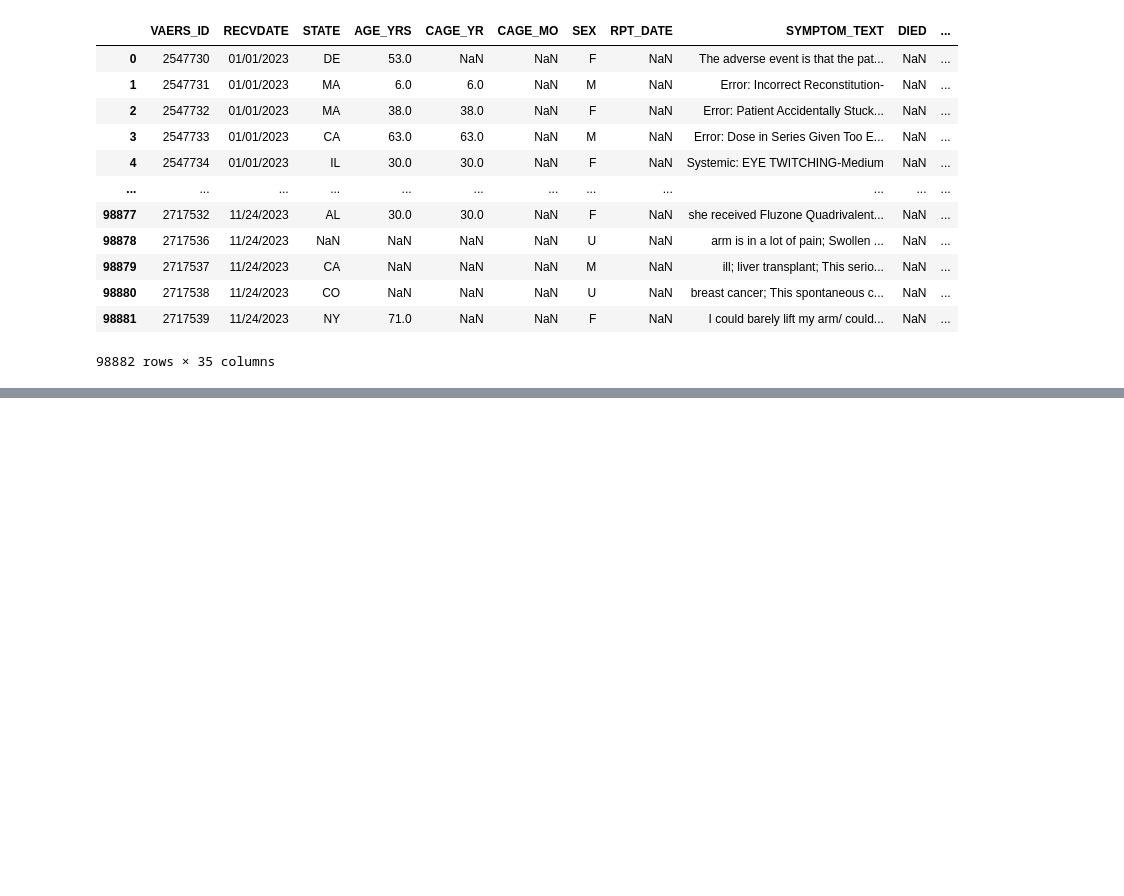
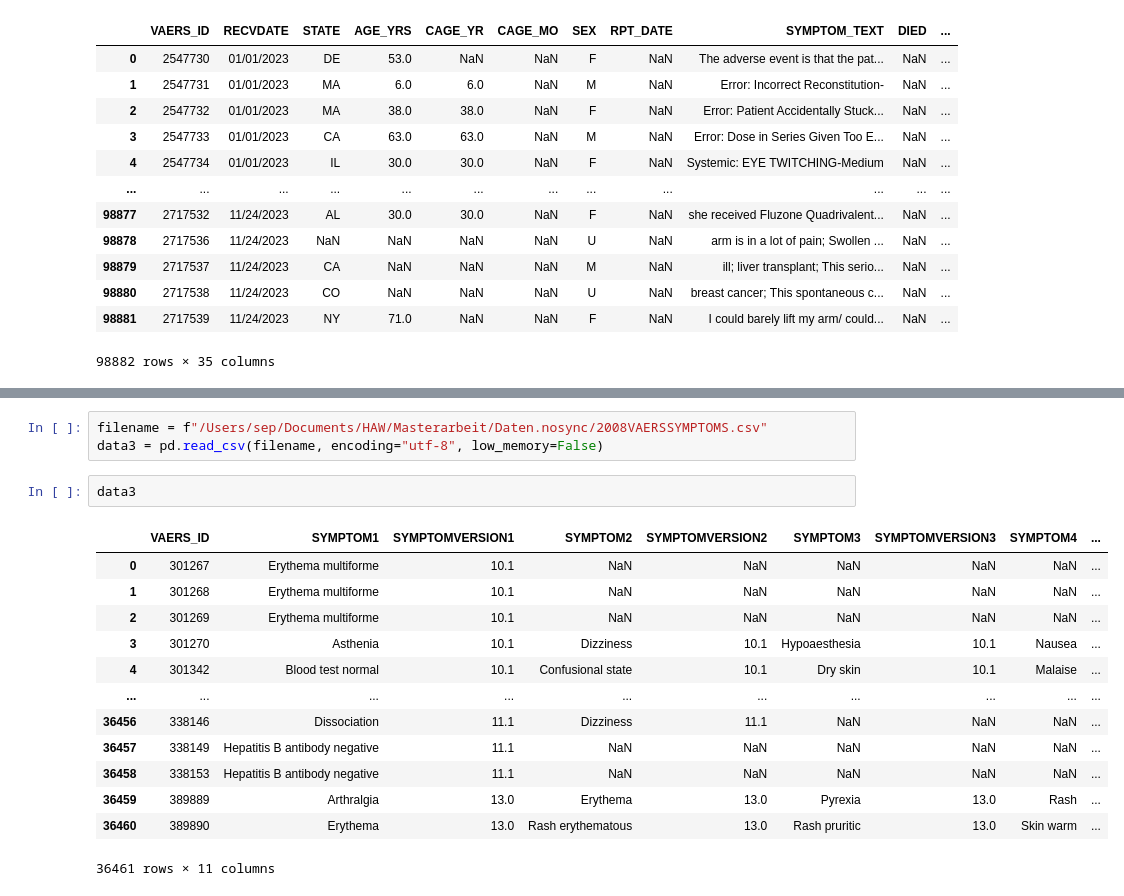
Before and after one commit to ZaNioxX/Masterarbeit, a Jupyter notebook: Data_Exploration/dataexploration.ipynb, the cells around one changed output, grey strips where cells are left out. Cells and saved outputs as stored; diff of their text form; blank space fills up the shorter version.

```diff
--- a/Data_Exploration/dataexploration.ipynb
+++ b/Data_Exploration/dataexploration.ipynb
@@ -303,0 +376,19 @@ data[data['VAX_TYPE'] == 'COVID19']
+# %%
+filename = f"/Users/sep/Documents/HAW/Masterarbeit/Daten.nosync/2008VAERSSYMPTOMS.csv"
+data3 = pd.read_csv(filename, encoding="utf-8", low_memory=False)
+# %%
+data3
+# %% [output]
+|  | VAERS_ID | SYMPTOM1 | SYMPTOMVERSION1 | SYMPTOM2 | SYMPTOMVERSION2 | SYMPTOM3 | SYMPTOMVERSION3 | SYMPTOM4 | ... |
+| 0 | 301267 | Erythema multiforme | 10.1 | NaN | NaN | NaN | NaN | NaN | ... |
+| 1 | 301268 | Erythema multiforme | 10.1 | NaN | NaN | NaN | NaN | NaN | ... |
+| 2 | 301269 | Erythema multiforme | 10.1 | NaN | NaN | NaN | NaN | NaN | ... |
+| 3 | 301270 | Asthenia | 10.1 | Dizziness | 10.1 | Hypoaesthesia | 10.1 | Nausea | ... |
+| 4 | 301342 | Blood test normal | 10.1 | Confusional state | 10.1 | Dry skin | 10.1 | Malaise | ... |
+| ... | ... | ... | ... | ... | ... | ... | ... | ... | ... |
+| 36456 | 338146 | Dissociation | 11.1 | Dizziness | 11.1 | NaN | NaN | NaN | ... |
+| 36457 | 338149 | Hepatitis B antibody negative | 11.1 | NaN | NaN | NaN | NaN | NaN | ... |
+| 36458 | 338153 | Hepatitis B antibody negative | 11.1 | NaN | NaN | NaN | NaN | NaN | ... |
+| 36459 | 389889 | Arthralgia | 13.0 | Erythema | 13.0 | Pyrexia | 13.0 | Rash | ... |
+| 36460 | 389890 | Erythema | 13.0 | Rash erythematous | 13.0 | Rash pruritic | 13.0 | Skin warm | ... |
+36461 rows × 11 columns
```
Also changed, not shown: parts of 11 cells of this notebook, 3 other files.
